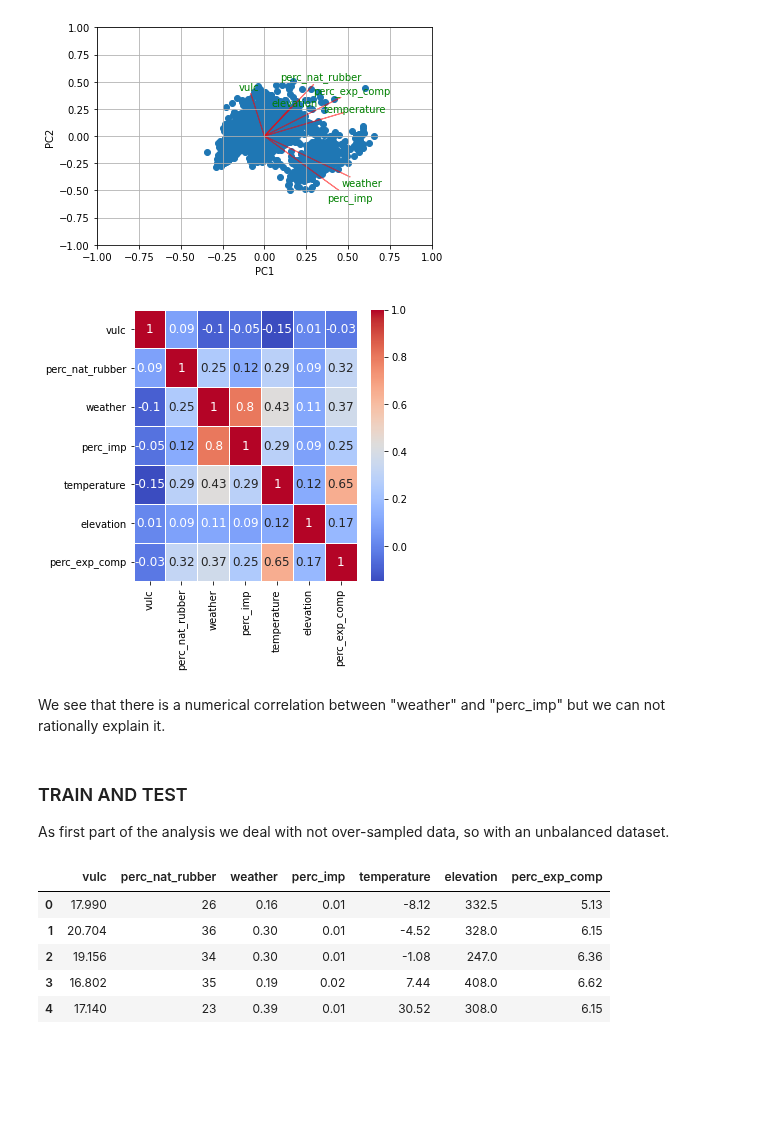
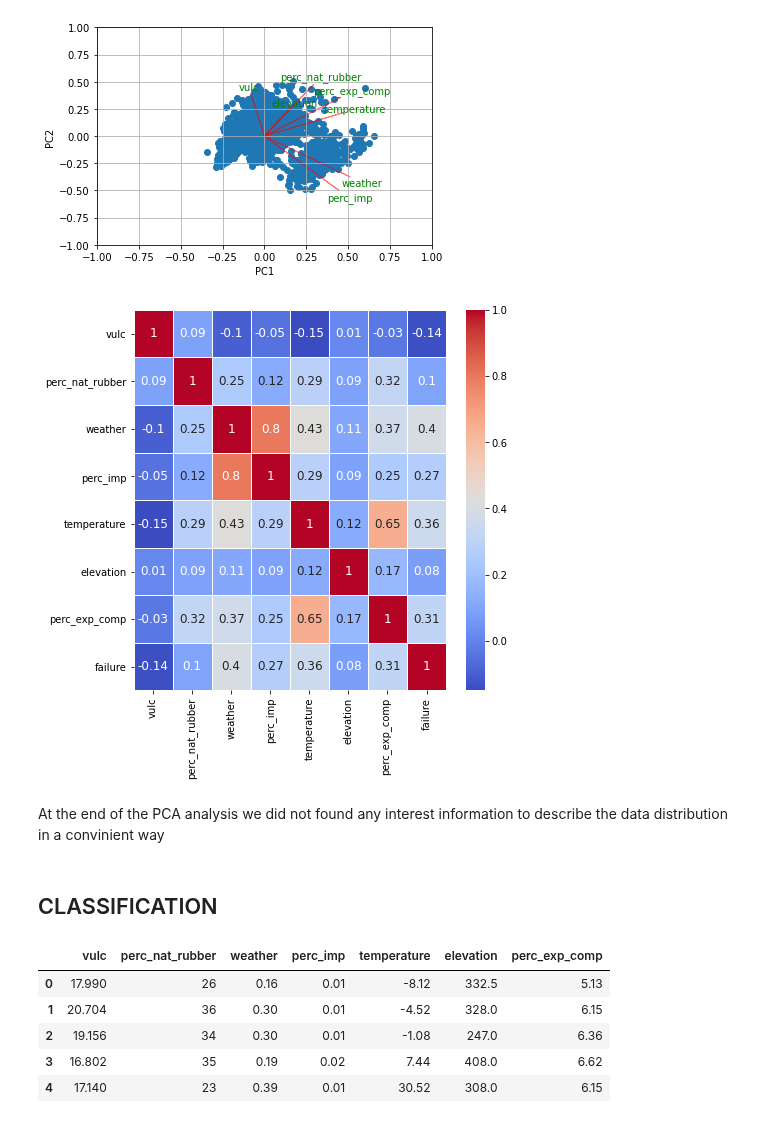
Before and after one commit to AndreaScarpellini1/ML-Project, a Jupyter notebook: Project .ipynb, the cells around one changed output. Saved outputs shown, nothing was run; the diff lists cells and outputs as text; code cells hidden in the pictures; blank space fills up the shorter version.

```diff
--- a/Project .ipynb
+++ b/Project .ipynb
@@ -464,19 +473,19 @@ plt.show()
 # %% [output]
 [figure]
 # %%
-plt.figure(figsize = (5,5))
+scaled_num['failure']=df['failure']
+plt.figure(figsize = (7,7))
 sns.heatmap(data=scaled_num.corr().round(2), cmap='coolwarm', linewidths=.5, annot=True, annot_kws={"size":12})
 plt.show()
 
-#perc_imp e  weather
+#We see that there is a numerical correlation between "weather" and "perc_imp"
+#but we can not rationally explain it.
 # %% [output]
-[figure, old version]
+[figure, new version]
 # %% [markdown]
-We see that there is a numerical correlation between "weather" and "perc_imp"
-but we can not rationally explain it.
+At the end of the PCA analysis we did not found any interest information to describe the data distribution in a convinient way
 # %% [markdown]
-### TRAIN AND TEST
-As first part of the analysis we deal with not over-sampled data, so with an unbalanced dataset.
+## CLASSIFICATION
 # %%
 num.head()
 # %% [output]
```
Also changed, not shown: parts of 72 cells of this notebook.
